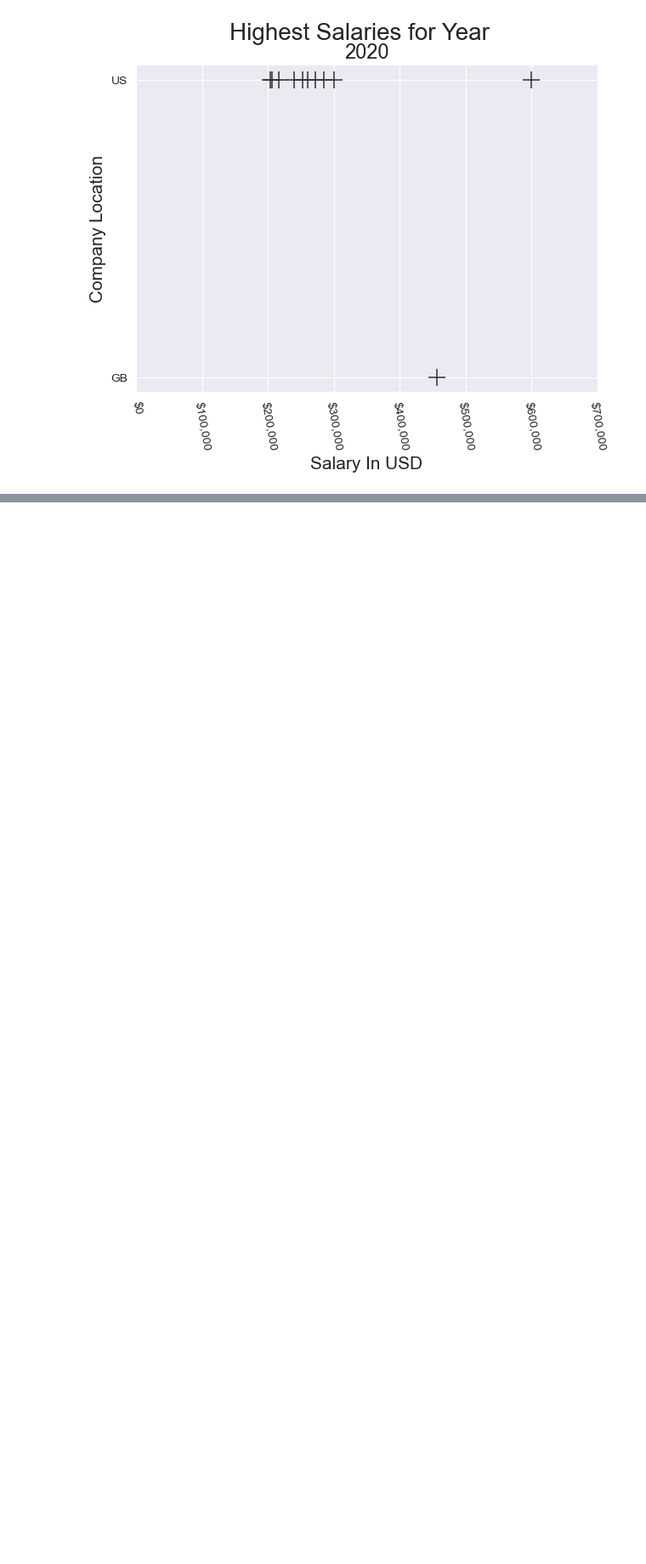
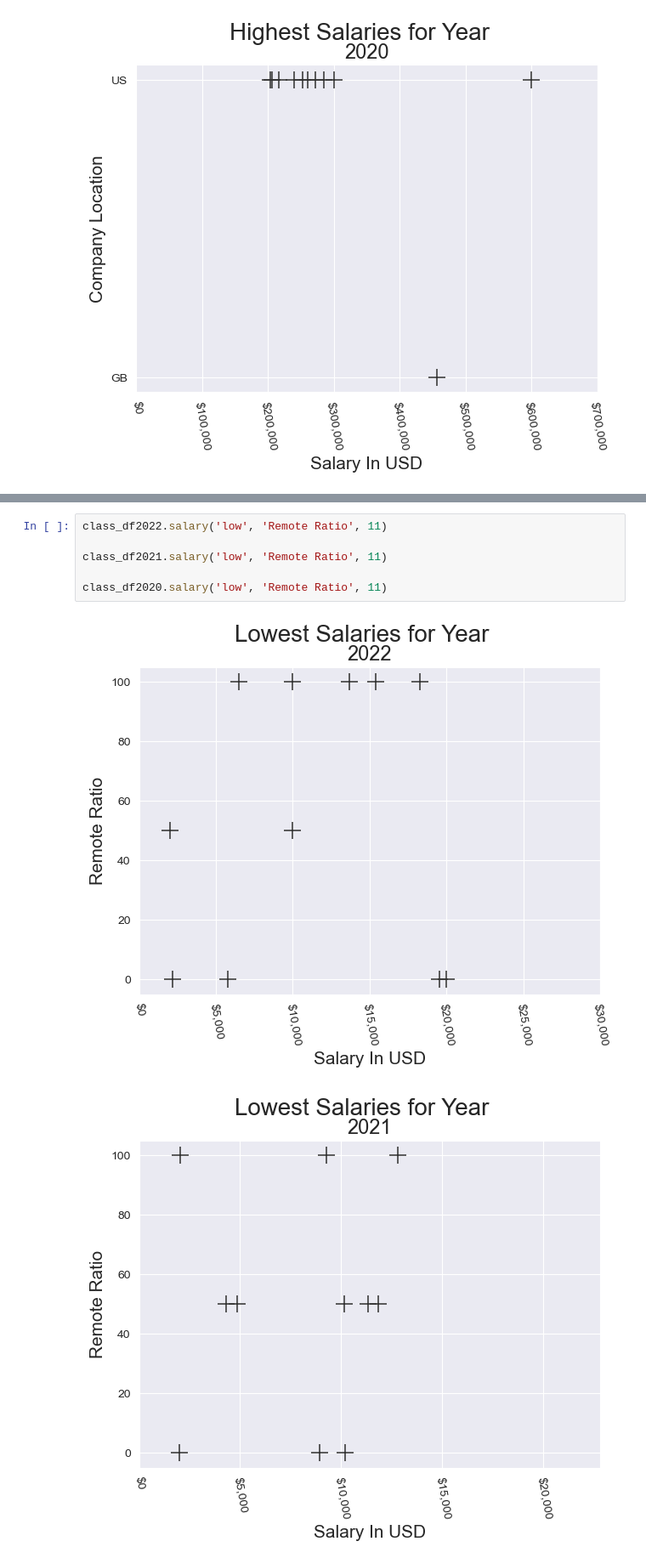
Before and after one commit to SantosAbimaelRomero/Cyber-Security-Salaries, a Jupyter notebook: Cyber Security Salary Presentation.ipynb, the cells around one changed output, grey strips where cells are left out. Shown: that part at 85% size. Saved outputs shown, nothing was run; the diff lists cells and outputs as text; blank space fills up the shorter version.

```diff
--- a/Cyber Security Salary Presentation.ipynb
+++ b/Cyber Security Salary Presentation.ipynb
@@ -461,0 +482,9 @@ For anyone looking to apply in the field, especially junior cyber security profe
+# %%
+class_df2022.salary('low', 'Remote Ratio', 11)
+
+class_df2021.salary('low', 'Remote Ratio', 11)
+
+class_df2020.salary('low', 'Remote Ratio', 11)
+# %% [output]
+[figure, added]
+[figure, added]
```
Also changed, not shown: parts of 20 cells of this notebook.
